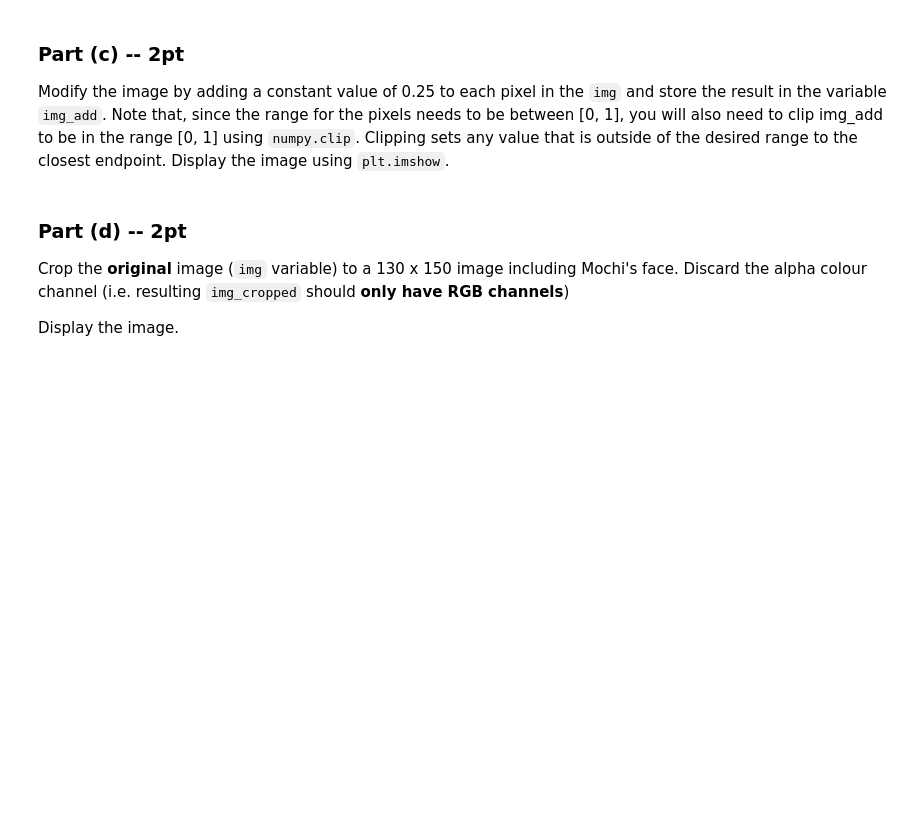
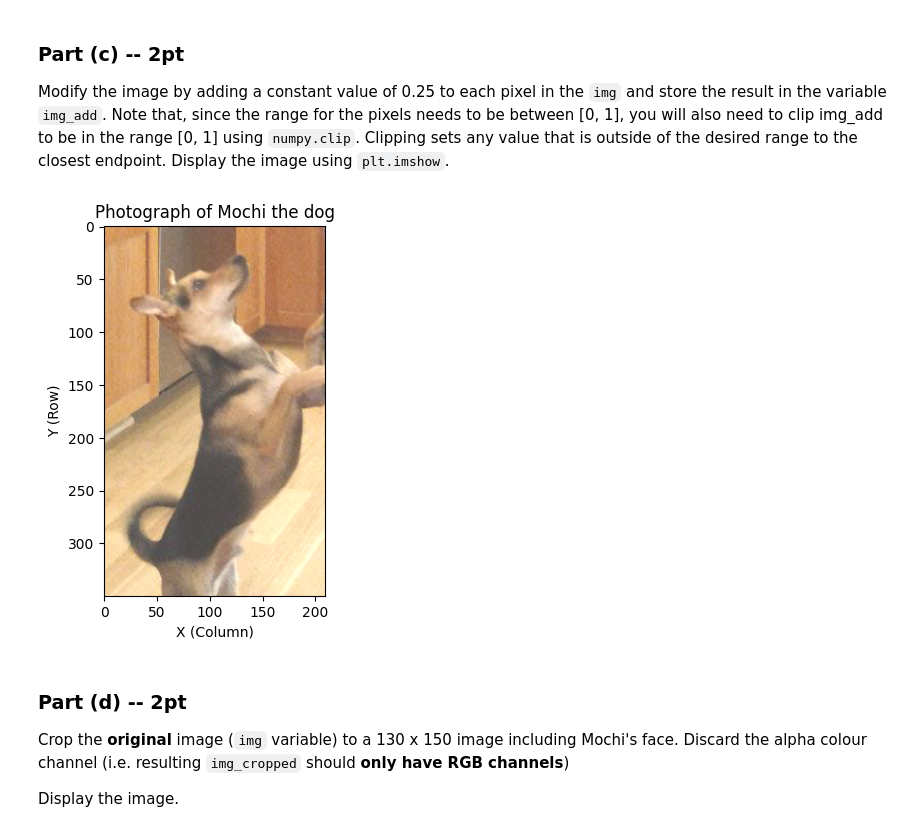
Before and after one commit to Harry-Nguyen0248/APS360, a Jupyter notebook: Labs/Lab1 PyTorch and ANNs.ipynb, the cells around one changed output. Cells and saved outputs as stored; diff of their text form; code cells hidden in the pictures; blank space fills up the shorter version.

```diff
--- a/Labs/Lab1 PyTorch and ANNs.ipynb
+++ b/Labs/Lab1 PyTorch and ANNs.ipynb
@@ -325,3 +348,15 @@ img_add = None
+# %%
+img_np = np.array(img) / 255.0
+img_add = img_np + 0.25
+img_add_clipped = np.clip(img_add, 0, 1)
+
+plt.imshow(img_add_clipped)
+plt.title("Photograph of Mochi the dog")
+plt.xlabel("X (Column)")
+plt.ylabel("Y (Row)")
+plt.show()
+# %% [output]
+[figure, added]
 # %% [markdown]
 ### Part (d) -- 2pt
 
```
Also changed, not shown: parts of 13 cells of this notebook, 1 other file.
